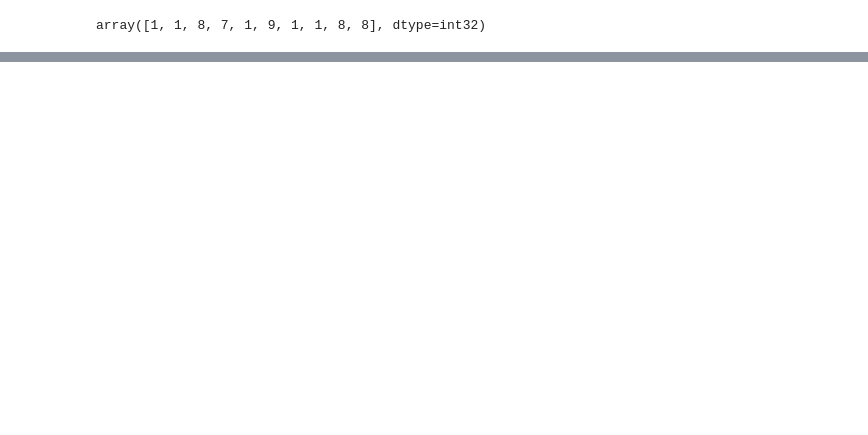
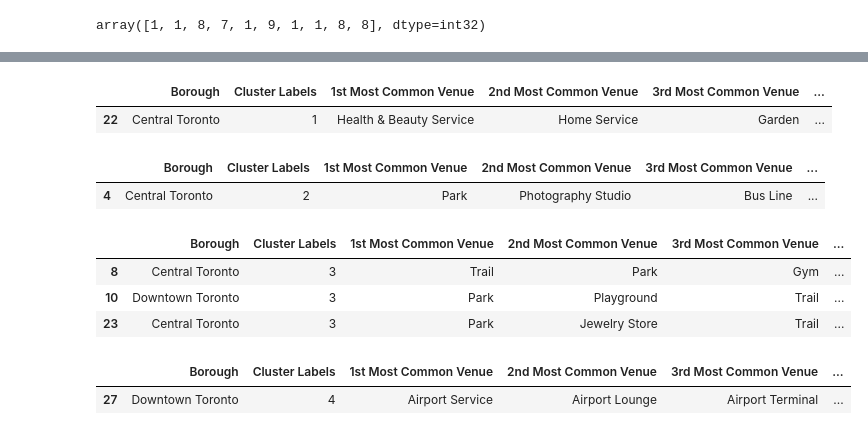
Before and after one commit to jiho-im/public, a Jupyter notebook: Peer-graded Assignment: Segmenting and Clustering .ipynb, the cells around one changed output, grey strips where cells are left out. Drawn from its saved outputs; the diff is of its cells as text; code cells hidden in the pictures; blank space fills up the shorter version.

```diff
--- a/Peer-graded Assignment: Segmenting and Clustering .ipynb
+++ b/Peer-graded Assignment: Segmenting and Clustering .ipynb
@@ -392,0 +413,22 @@ map_clusters
+# %%
+toronto_merged.loc[toronto_merged['Cluster Labels'] == 1, toronto_merged.columns[[1] + list(range(5, toronto_merged.shape[1]))]]
+# %% [output]
+|  | Borough | Cluster Labels | 1st Most Common Venue | 2nd Most Common Venue | 3rd Most Common Venue | ... |
+| 22 | Central Toronto | 1 | Health & Beauty Service | Home Service | Garden | ... |
+# %%
+toronto_merged.loc[toronto_merged['Cluster Labels'] == 2, toronto_merged.columns[[1] + list(range(5, toronto_merged.shape[1]))]]
+# %% [output]
+|  | Borough | Cluster Labels | 1st Most Common Venue | 2nd Most Common Venue | 3rd Most Common Venue | ... |
+| 4 | Central Toronto | 2 | Park | Photography Studio | Bus Line | ... |
+# %%
+toronto_merged.loc[toronto_merged['Cluster Labels'] == 3, toronto_merged.columns[[1] + list(range(5, toronto_merged.shape[1]))]]
+# %% [output]
+|  | Borough | Cluster Labels | 1st Most Common Venue | 2nd Most Common Venue | 3rd Most Common Venue | ... |
+| 8 | Central Toronto | 3 | Trail | Park | Gym | ... |
+| 10 | Downtown Toronto | 3 | Park | Playground | Trail | ... |
+| 23 | Central Toronto | 3 | Park | Jewelry Store | Trail | ... |
+# %%
+toronto_merged.loc[toronto_merged['Cluster Labels'] == 4, toronto_merged.columns[[1] + list(range(5, toronto_merged.shape[1]))]]
+# %% [output]
+|  | Borough | Cluster Labels | 1st Most Common Venue | 2nd Most Common Venue | 3rd Most Common Venue | ... |
+| 27 | Downtown Toronto | 4 | Airport Service | Airport Lounge | Airport Terminal | ... |
```
Also changed, not shown: parts of 1 cell of this notebook.
